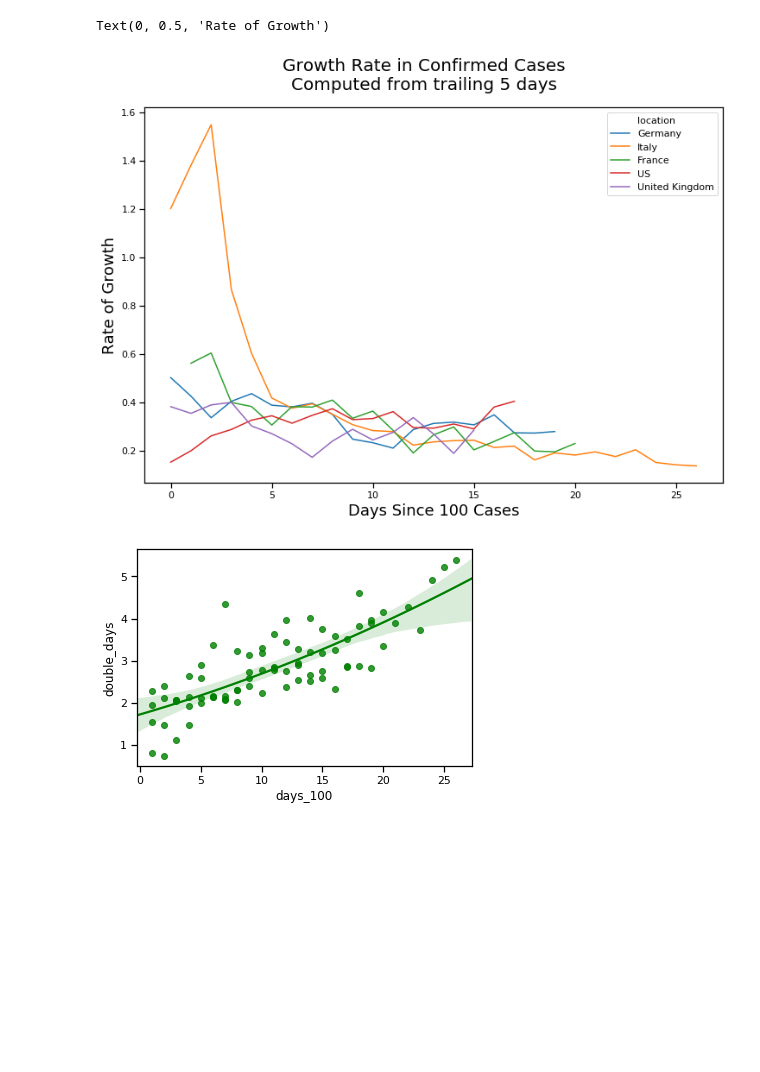
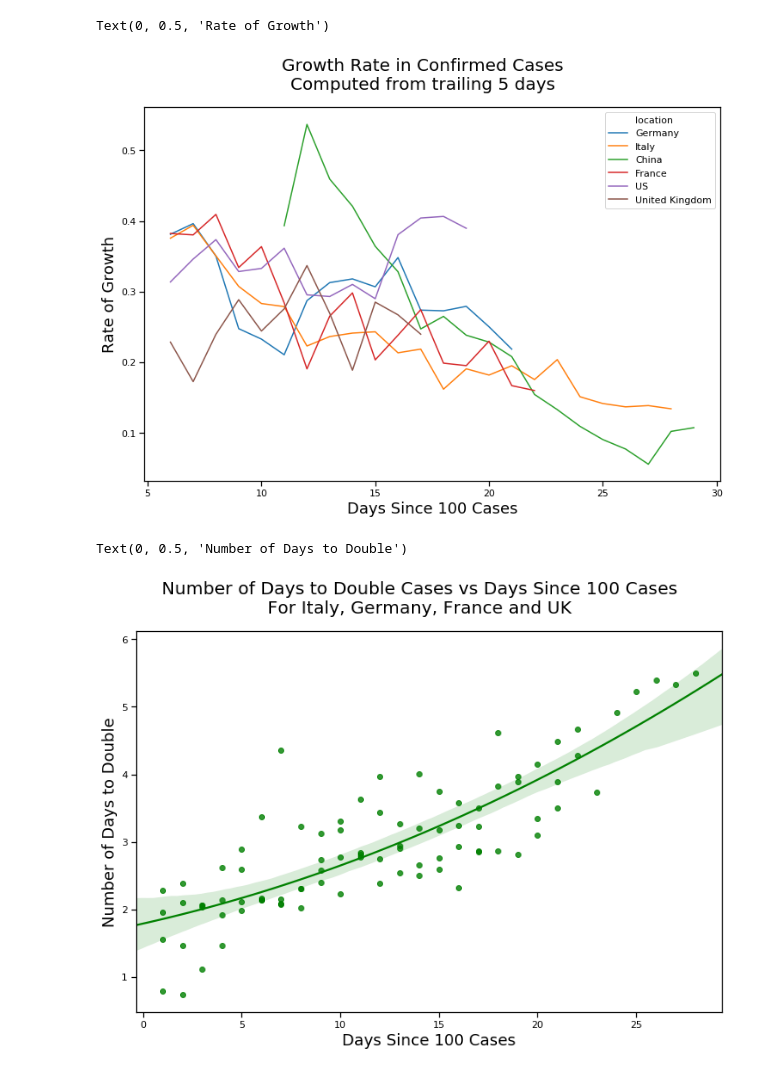
Before and after one commit to sandiegodata/covid19, a Jupyter notebook: jhu.edu-covid19/notebooks/ProcessTimeseriesCharts.ipynb, the cells around one changed output. Cells and saved outputs as stored; diff of their text form; code cells hidden in the pictures; blank space fills up the shorter version.

```diff
--- a/jhu.edu-covid19/notebooks/ProcessTimeseriesCharts.ipynb
+++ b/jhu.edu-covid19/notebooks/ProcessTimeseriesCharts.ipynb
@@ -31,7 +31,7 @@ stats         metapack-build 0.0.16
 update        metapack-build 0.0.16
 url           metapack-build 0.0.16
 # %%
-pkg = mp.open_package('http://library.metatab.org/jhu.edu-covid19-1.zip')
+pkg = mp.open_package('http://library.metatab.org/jhu.edu-covid19.csv')
 pkg
 # %% [output]
 # COVID-19 Data
@@ -64,7 +95,6 @@ confirmed_df.head()
 # %%
 
-t = confirmed_df[(confirmed_df.days_100<30) & (confirmed_df.confirmed>100)]
-t = t[t.location.isin( ['Italy','US','Germany','France', 'United Kingdom'])]
+t = t[t.location.isin( ['Italy','US','Germany','France', 'United Kingdom', 'China'])]
 
 fig, ax = plt.subplots(figsize=(12,8))
 fig.suptitle('Growth Rate in Confirmed Cases\nComputed from trailing 5 days', fontsize=20)
@@ -74,19 +104,30 @@ ax.set_xlabel('Days Since 100 Cases', fontsize=18)
 ax.set_ylabel('Rate of Growth', fontsize=18)
 # %% [output]
 Text(0, 0.5, 'Rate of Growth')
-[figure, old version]
+[figure, new version]
 # %%
 confirmed_df['double_days'] = np.log(2)/np.log(1+confirmed_df.rate_t5d)
 confirmed_df.sort_values('double_days', ascending=False)
 
 t = confirmed_df[(confirmed_df.days_100 > 0) & (confirmed_df.days_100 < 30)
                  & (confirmed_df.double_days < 100) & (confirmed_df.double_days > 0)]
 
 t = t[t.location.isin(  ['Italy','Germany','France', 'United Kingdom'])]
 
-ax = sns.regplot(x=t.days_100, y=t.double_days, color="g", order=2)
+fig, ax = plt.subplots(figsize=(12,8))
+
+ax = sns.regplot(x=t.days_100, y=t.double_days, color="g", order=2, ax=ax)
+
+fig.suptitle('Number of Days to Double Cases vs Days Since 100 Cases\n'
+             'For Italy, Germany, France and UK',
+             fontsize=20)
+
+
+ax.set_xlabel('Days Since 100 Cases', fontsize=18)
+ax.set_ylabel('Number of Days to Double', fontsize=18)
 # %% [output]
+Text(0, 0.5, 'Number of Days to Double')
-[figure, old version]
+[figure, new version]
 # %%
 from sklearn import  linear_model
 
```
Also changed, not shown: parts of 14 cells of this notebook, 18 other files.
